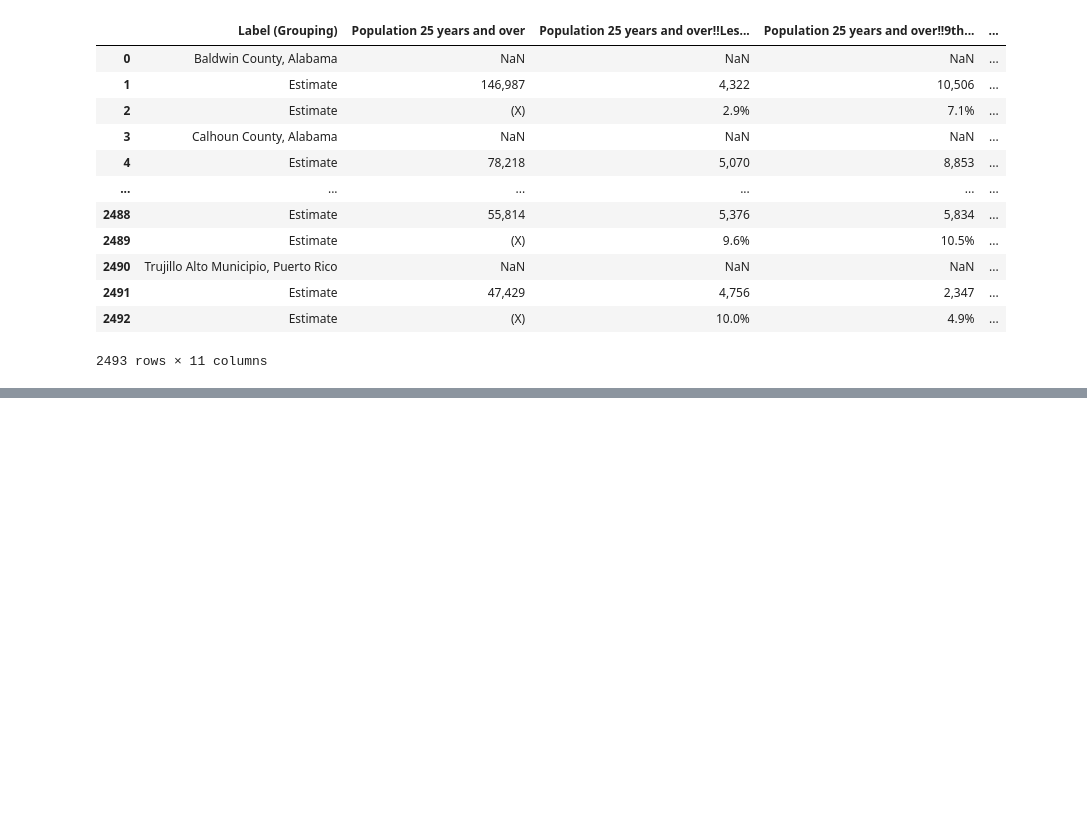
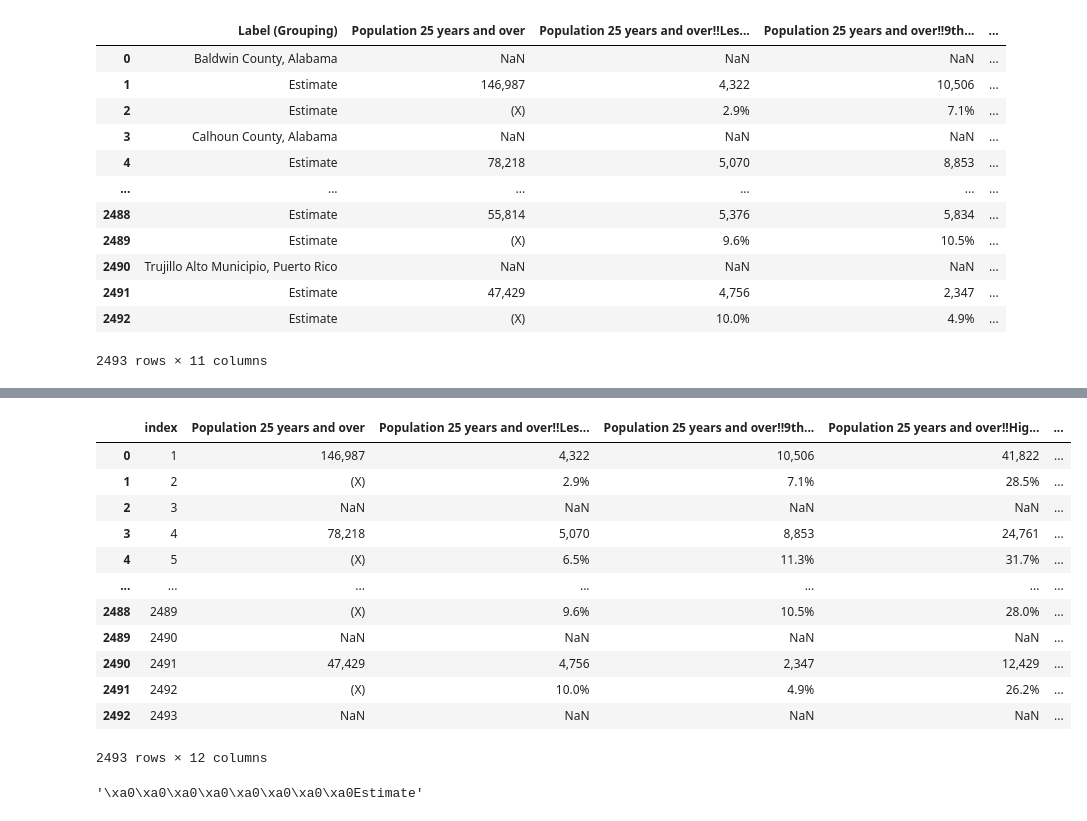
Before and after one commit to Aditya-Mrd/EducationLevel-Crimerates, a Jupyter notebook: notebooks/data_manipulation.ipynb, the cells around one changed output, grey strips where cells are left out. Drawn from its saved outputs; the diff is of its cells as text; code cells hidden in the pictures; blank space fills up the shorter version.

```diff
--- a/notebooks/data_manipulation.ipynb
+++ b/notebooks/data_manipulation.ipynb
@@ -751,0 +787,24 @@ education_data
+# %%
+education_data_temp.loc[2493] = (education_data_temp.loc[3])
+# %%
+education_data_temp = education_data_temp.reset_index()
+# %%
+education_data_temp['Label (Grouping)'] = education_data.loc[:, 'Label (Grouping)']
+# %%
+education_data = education_data_temp
+# %%
+education_data
+# %% [output]
+|  | index | Population 25 years and over | Population 25 years and over!!Les... | Population 25 years and over!!9th... | Population 25 years and over!!Hig... | ... |
+| 0 | 1 | 146,987 | 4,322 | 10,506 | 41,822 | ... |
+| 1 | 2 | (X) | 2.9% | 7.1% | 28.5% | ... |
+| 2 | 3 | NaN | NaN | NaN | NaN | ... |
+| 3 | 4 | 78,218 | 5,070 | 8,853 | 24,761 | ... |
+| 4 | 5 | (X) | 6.5% | 11.3% | 31.7% | ... |
+| ... | ... | ... | ... | ... | ... | ... |
+| 2488 | 2489 | (X) | 9.6% | 10.5% | 28.0% | ... |
+| 2489 | 2490 | NaN | NaN | NaN | NaN | ... |
+| 2490 | 2491 | 47,429 | 4,756 | 2,347 | 12,429 | ... |
+| 2491 | 2492 | (X) | 10.0% | 4.9% | 26.2% | ... |
+| 2492 | 2493 | NaN | NaN | NaN | NaN | ... |
+2493 rows × 12 columns
@@ -751,0 +819,5 @@ education_data
+# %%
+# the estimates column has this weird syntax
+education_data['Label (Grouping)'][1]
+# %% [output]
+'\xa0\xa0\xa0\xa0\xa0\xa0\xa0\xa0Estimate'
```
Also changed, not shown: parts of 29 cells of this notebook, 3 other files.
